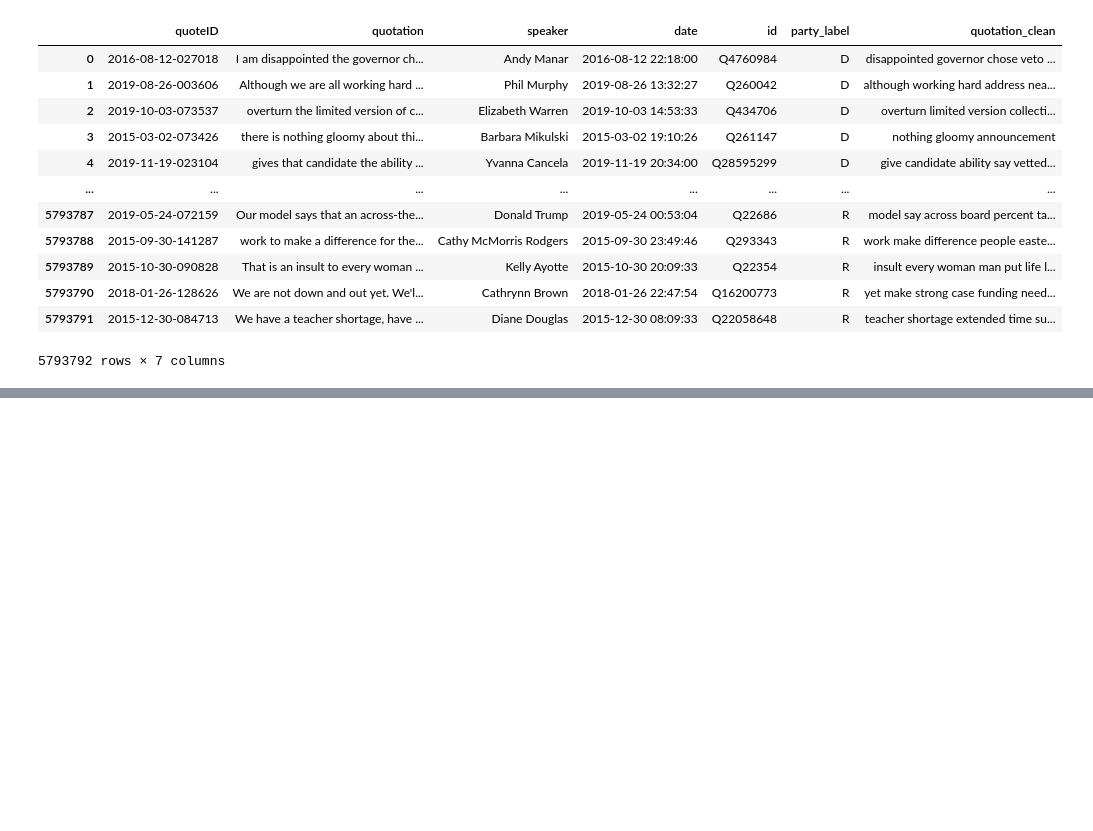
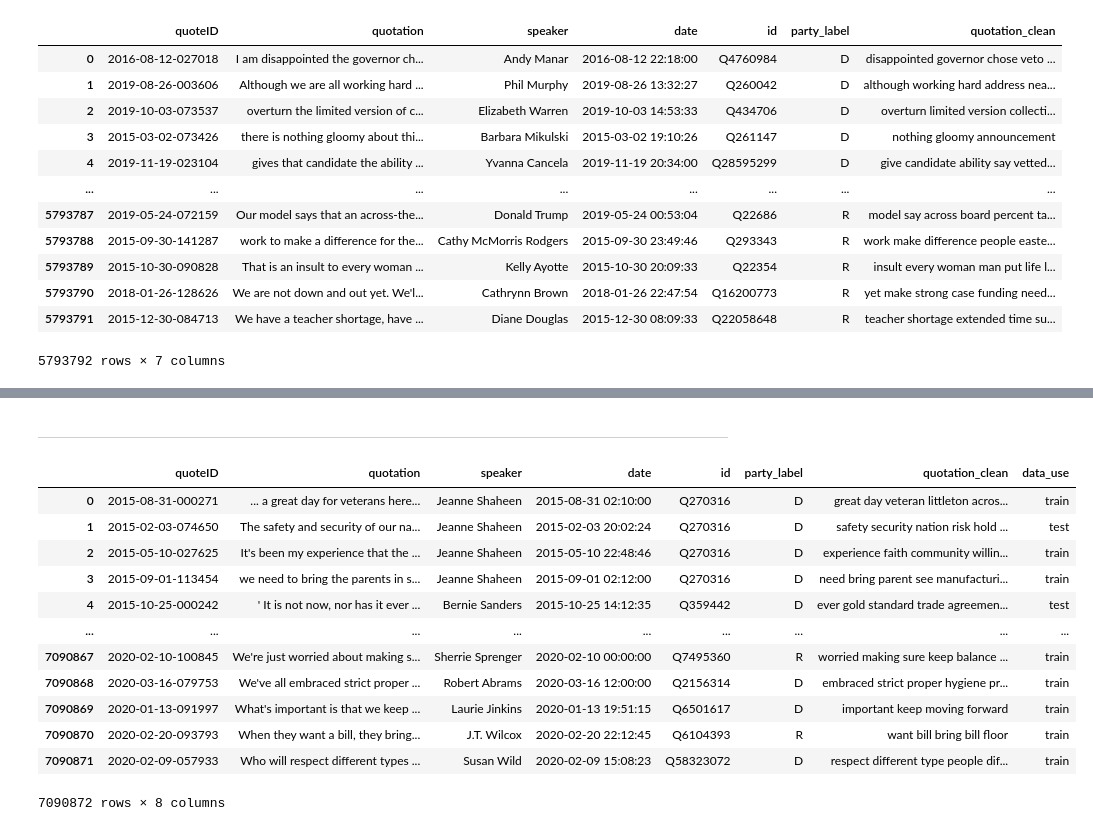
Before and after one commit to epfl-ada/ada-2021-project-mmng, a Jupyter notebook: part3_2-model_training.ipynb, the cells around one changed output, grey strips where cells are left out. Cells and saved outputs as stored; diff of their text form; code cells hidden in the pictures; blank space fills up the shorter version.

Commit message:
done with making model

```diff
--- a/part3_2-model_training.ipynb
+++ b/part3_2-model_training.ipynb
@@ -85,5 +104,7 @@ Rebalance the data by downsampling
+# %%
+df = df_d.append(df_r)
 # %%
-df = downsample(df, 'party_label')
+# df = downsample(df, 'party_label')
 # %%
 df['party_label'].value_counts()
 # %% [output]
@@ -119,2 +139,0 @@ df
-# %%
-df.party_label = convert_labels(df.party_label)
@@ -143,6 +146,8 @@ df_train = df.sample(frac=train_fraction, random_state=1)
 df_test = df.loc[~df.index.isin(df_train.index)]
 df_test = df_test.sample(frac=1)
 
+df_train.party_label = convert_labels(df_train.party_label)
+df_test.party_label = convert_labels(df_test.party_label)
 
 df_train.shape, df_test.shape
 # %% [output]
@@ -267,0 +257,23 @@ df
+# %% [markdown]
+---------
+# %%
+df_temp = df_raw.copy()
+df_t = df_temp.index.isin(df_train.index)
+df_nt = df_temp.index.isin(df_test.index)
+df_temp.loc[df_t,'data_use'] = 'train'
+df_temp.loc[df_nt,'data_use'] = 'test'
+df_temp
+# %% [output]
+|  | quoteID | quotation | speaker | date | id | party_label | quotation_clean | data_use |
+| 0 | 2015-08-31-000271 | ... a great day for veterans here... | Jeanne Shaheen | 2015-08-31 02:10:00 | Q270316 | D | great day veteran littleton acros... | train |
+| 1 | 2015-02-03-074650 | The safety and security of our na... | Jeanne Shaheen | 2015-02-03 20:02:24 | Q270316 | D | safety security nation risk hold ... | test |
+| 2 | 2015-05-10-027625 | It's been my experience that the ... | Jeanne Shaheen | 2015-05-10 22:48:46 | Q270316 | D | experience faith community willin... | train |
+| 3 | 2015-09-01-113454 | we need to bring the parents in s... | Jeanne Shaheen | 2015-09-01 02:12:00 | Q270316 | D | need bring parent see manufacturi... | train |
+| 4 | 2015-10-25-000242 | ' It is not now, nor has it ever ... | Bernie Sanders | 2015-10-25 14:12:35 | Q359442 | D | ever gold standard trade agreemen... | test |
+| ... | ... | ... | ... | ... | ... | ... | ... | ... |
+| 7090867 | 2020-02-10-100845 | We're just worried about making s... | Sherrie Sprenger | 2020-02-10 00:00:00 | Q7495360 | R | worried making sure keep balance ... | train |
+| 7090868 | 2020-03-16-079753 | We've all embraced strict proper ... | Robert Abrams | 2020-03-16 12:00:00 | Q2156314 | D | embraced strict proper hygiene pr... | train |
+| 7090869 | 2020-01-13-091997 | What's important is that we keep ... | Laurie Jinkins | 2020-01-13 19:51:15 | Q6501617 | D | important keep moving forward | train |
+| 7090870 | 2020-02-20-093793 | When they want a bill, they bring... | J.T. Wilcox | 2020-02-20 22:12:45 | Q6104393 | R | want bill bring bill floor | train |
+| 7090871 | 2020-02-09-057933 | Who will respect different types ... | Susan Wild | 2020-02-09 15:08:23 | Q58323072 | D | respect different type people dif... | train |
+7090872 rows × 8 columns
```
Also changed, not shown: parts of 27 cells of this notebook, 1 other file.
